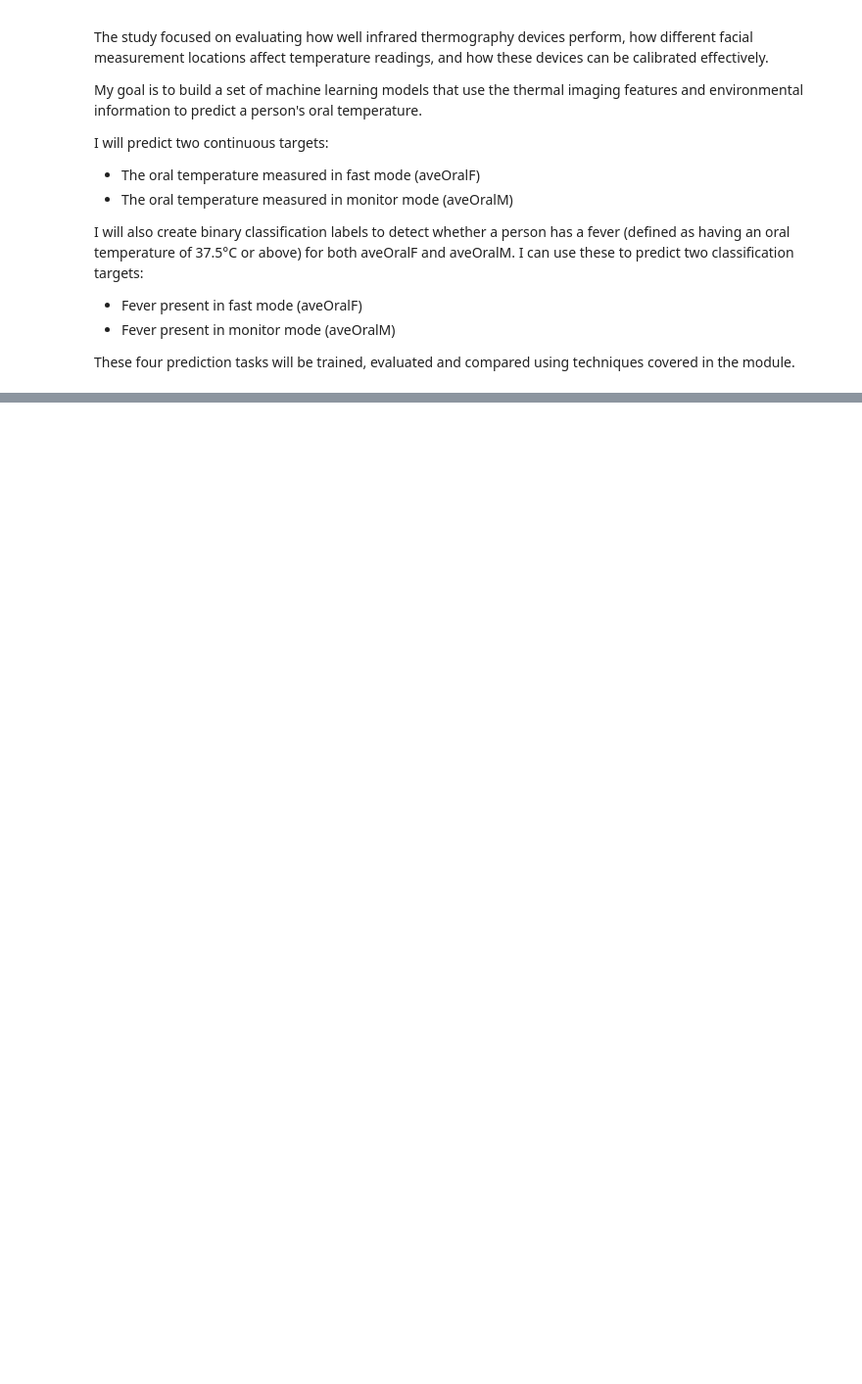
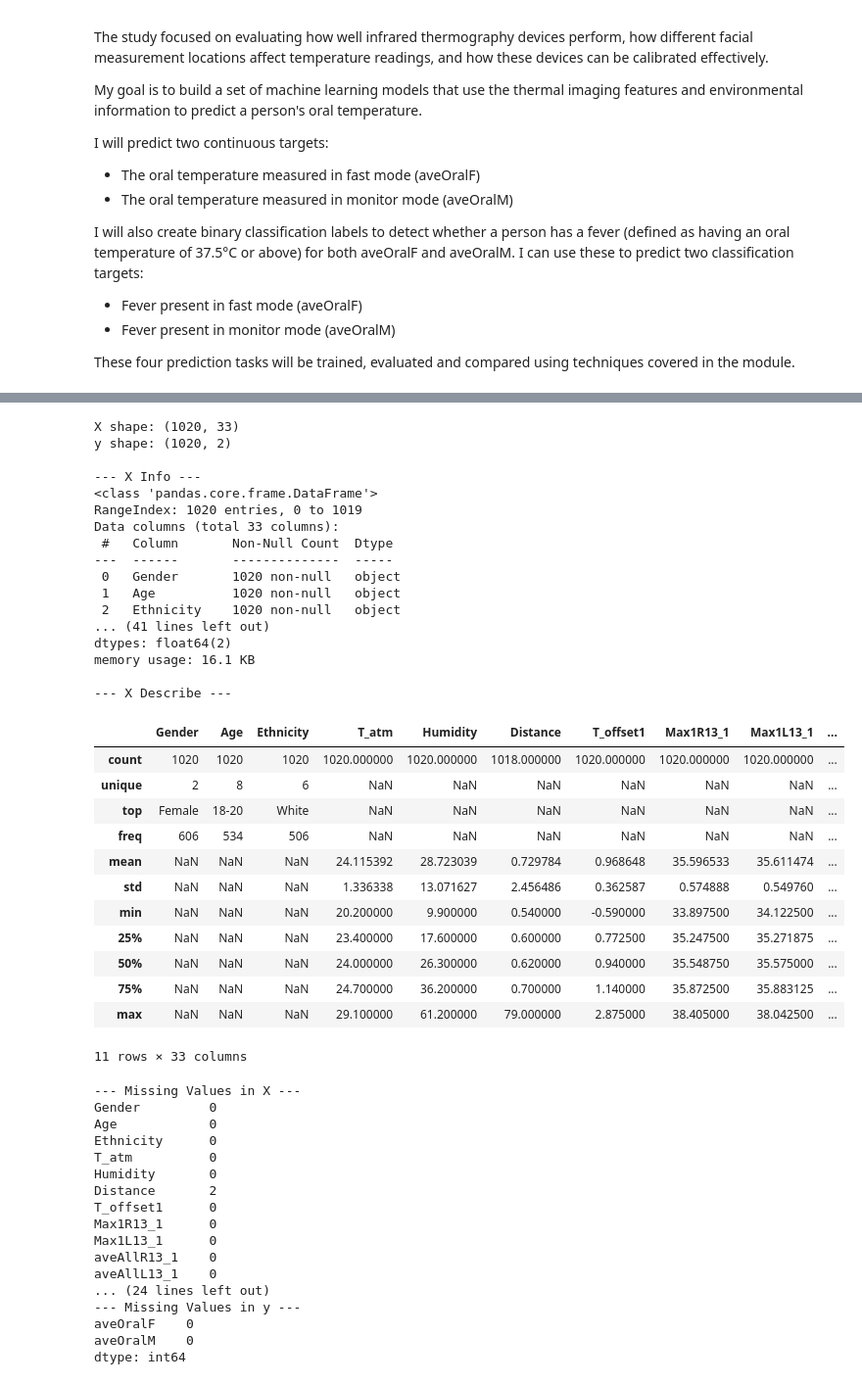
Before and after one commit to zombonline/MachineLearningCoursework, a Jupyter notebook: coursework.ipynb, the cells around one changed output, grey strips where cells are left out. Shown at 98% size. Saved outputs shown, nothing was run; the diff lists cells and outputs as text; code cells hidden in the pictures; blank space fills up the shorter version.

```diff
--- a/coursework.ipynb
+++ b/coursework.ipynb
@@ -55,0 +49,70 @@ Note: you may need to restart the kernel to use updated packages.
+# %%
+# Basic shape inspection
+print("X shape:", X.shape)
+print("y shape:", y.shape)
+
+# Info about datatypes and null counts
+print("\n--- X Info ---")
+X.info()
+
+print("\n--- y Info ---")
+y.info()
+
+# Summary statistics
+print("\n--- X Describe ---")
+display(X.describe(include='all'))
+
+# Missing values
+print("\n--- Missing Values in X ---")
+print(X.isna().sum())
+
+print("\n--- Missing Values in y ---")
+print(y.isna().sum())
+# %% [output]
+X shape: (1020, 33)
+y shape: (1020, 2)
+
+--- X Info ---
+<class 'pandas.core.frame.DataFrame'>
+RangeIndex: 1020 entries, 0 to 1019
+Data columns (total 33 columns):
+ #   Column       Non-Null Count  Dtype
+---  ------       --------------  -----
+ 0   Gender       1020 non-null   object
+ 1   Age          1020 non-null   object
+ 2   Ethnicity    1020 non-null   object
+... (41 lines left out)
+dtypes: float64(2)
+memory usage: 16.1 KB
+
+--- X Describe ---
+|  | Gender | Age | Ethnicity | T_atm | Humidity | Distance | T_offset1 | Max1R13_1 | Max1L13_1 | ... |
+| count | 1020 | 1020 | 1020 | 1020.000000 | 1020.000000 | 1018.000000 | 1020.000000 | 1020.000000 | 1020.000000 | ... |
+| unique | 2 | 8 | 6 | NaN | NaN | NaN | NaN | NaN | NaN | ... |
+| top | Female | 18-20 | White | NaN | NaN | NaN | NaN | NaN | NaN | ... |
+| freq | 606 | 534 | 506 | NaN | NaN | NaN | NaN | NaN | NaN | ... |
+| mean | NaN | NaN | NaN | 24.115392 | 28.723039 | 0.729784 | 0.968648 | 35.596533 | 35.611474 | ... |
+| std | NaN | NaN | NaN | 1.336338 | 13.071627 | 2.456486 | 0.362587 | 0.574888 | 0.549760 | ... |
+| min | NaN | NaN | NaN | 20.200000 | 9.900000 | 0.540000 | -0.590000 | 33.897500 | 34.122500 | ... |
+| 25% | NaN | NaN | NaN | 23.400000 | 17.600000 | 0.600000 | 0.772500 | 35.247500 | 35.271875 | ... |
+| 50% | NaN | NaN | NaN | 24.000000 | 26.300000 | 0.620000 | 0.940000 | 35.548750 | 35.575000 | ... |
+| 75% | NaN | NaN | NaN | 24.700000 | 36.200000 | 0.700000 | 1.140000 | 35.872500 | 35.883125 | ... |
+| max | NaN | NaN | NaN | 29.100000 | 61.200000 | 79.000000 | 2.875000 | 38.405000 | 38.042500 | ... |
+11 rows × 33 columns
+--- Missing Values in X ---
+Gender         0
+Age            0
+Ethnicity      0
+T_atm          0
+Humidity       0
+Distance       2
+T_offset1      0
+Max1R13_1      0
+Max1L13_1      0
+aveAllR13_1    0
+aveAllL13_1    0
+... (24 lines left out)
+--- Missing Values in y ---
+aveOralF    0
+aveOralM    0
+dtype: int64
```
Also changed, not shown: parts of 17 cells of this notebook.
